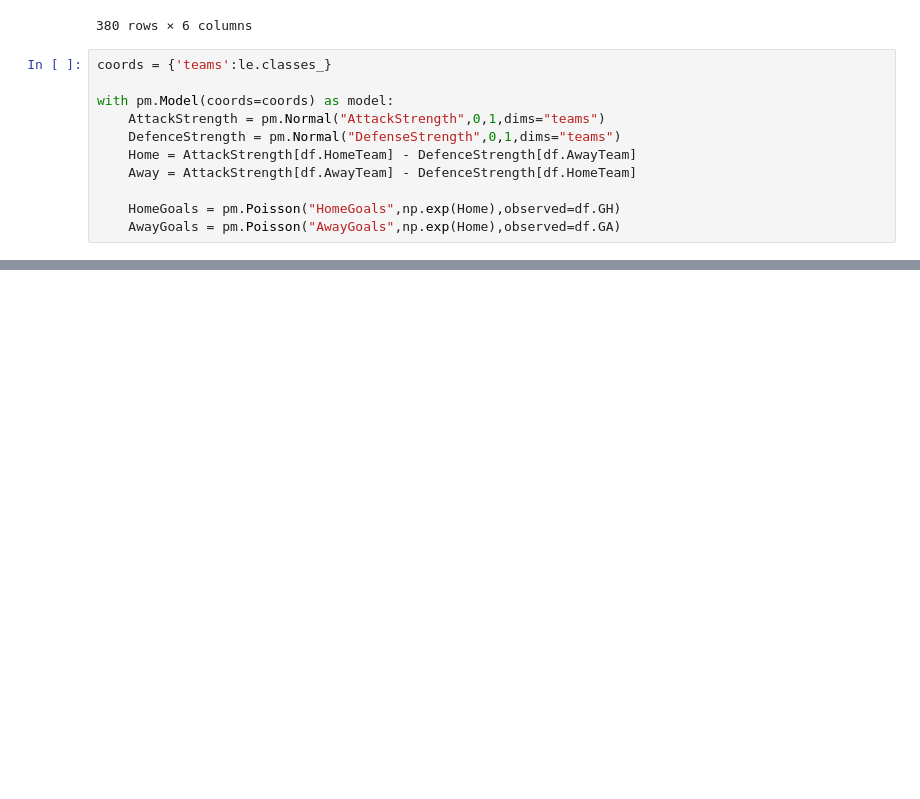
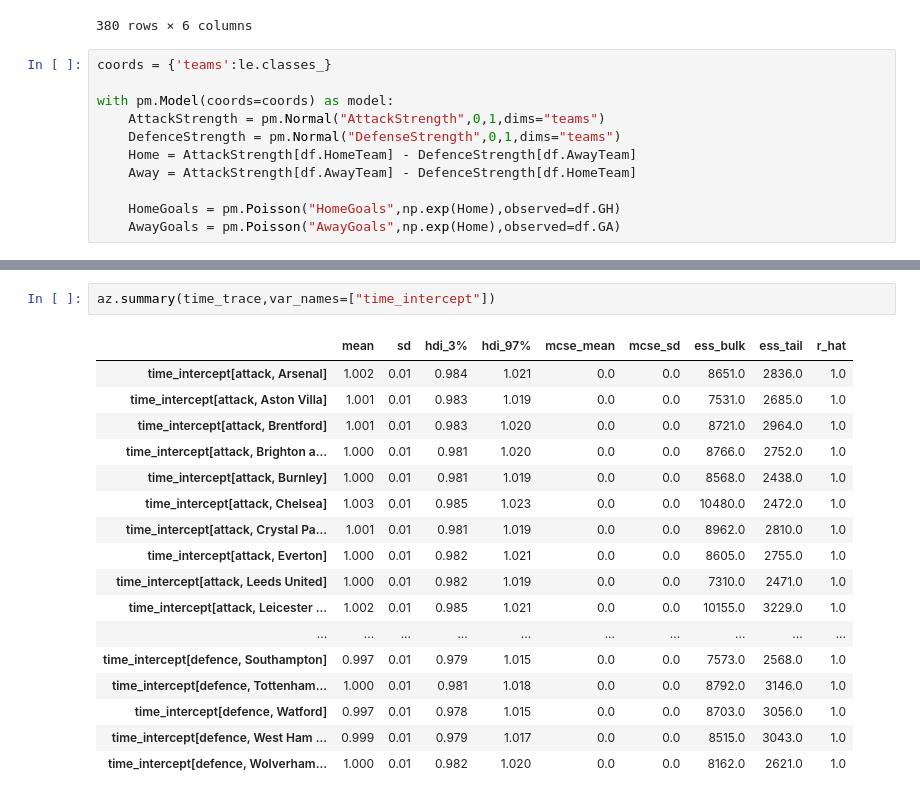
Before and after one commit to ThomasUdale/premier-league-pymc-demo, a Jupyter notebook: demo.ipynb, the cells around one changed output, grey strips where cells are left out. Drawn from its saved outputs; the diff is of its cells as text; blank space fills up the shorter version.

```diff
--- a/demo.ipynb
+++ b/demo.ipynb
@@ -92,0 +169,20 @@ array([[<AxesSubplot: title={'center': 'AttackStrength\nArsenal'}>,
+# %%
+az.summary(time_trace,var_names=["time_intercept"])
+# %% [output]
+|  | mean | sd | hdi_3% | hdi_97% | mcse_mean | mcse_sd | ess_bulk | ess_tail | r_hat |
+| time_intercept[attack, Arsenal] | 1.002 | 0.01 | 0.984 | 1.021 | 0.0 | 0.0 | 8651.0 | 2836.0 | 1.0 |
+| time_intercept[attack, Aston Villa] | 1.001 | 0.01 | 0.983 | 1.019 | 0.0 | 0.0 | 7531.0 | 2685.0 | 1.0 |
+| time_intercept[attack, Brentford] | 1.001 | 0.01 | 0.983 | 1.020 | 0.0 | 0.0 | 8721.0 | 2964.0 | 1.0 |
+| time_intercept[attack, Brighton a... | 1.000 | 0.01 | 0.981 | 1.020 | 0.0 | 0.0 | 8766.0 | 2752.0 | 1.0 |
+| time_intercept[attack, Burnley] | 1.000 | 0.01 | 0.981 | 1.019 | 0.0 | 0.0 | 8568.0 | 2438.0 | 1.0 |
+| time_intercept[attack, Chelsea] | 1.003 | 0.01 | 0.985 | 1.023 | 0.0 | 0.0 | 10480.0 | 2472.0 | 1.0 |
+| time_intercept[attack, Crystal Pa... | 1.001 | 0.01 | 0.981 | 1.019 | 0.0 | 0.0 | 8962.0 | 2810.0 | 1.0 |
+| time_intercept[attack, Everton] | 1.000 | 0.01 | 0.982 | 1.021 | 0.0 | 0.0 | 8605.0 | 2755.0 | 1.0 |
+| time_intercept[attack, Leeds United] | 1.000 | 0.01 | 0.982 | 1.019 | 0.0 | 0.0 | 7310.0 | 2471.0 | 1.0 |
+| time_intercept[attack, Leicester ... | 1.002 | 0.01 | 0.985 | 1.021 | 0.0 | 0.0 | 10155.0 | 3229.0 | 1.0 |
+| ... | ... | ... | ... | ... | ... | ... | ... | ... | ... |
+| time_intercept[defence, Southampton] | 0.997 | 0.01 | 0.979 | 1.015 | 0.0 | 0.0 | 7573.0 | 2568.0 | 1.0 |
+| time_intercept[defence, Tottenham... | 1.000 | 0.01 | 0.981 | 1.018 | 0.0 | 0.0 | 8792.0 | 3146.0 | 1.0 |
+| time_intercept[defence, Watford] | 0.997 | 0.01 | 0.978 | 1.015 | 0.0 | 0.0 | 8703.0 | 3056.0 | 1.0 |
+| time_intercept[defence, West Ham ... | 0.999 | 0.01 | 0.979 | 1.017 | 0.0 | 0.0 | 8515.0 | 3043.0 | 1.0 |
+| time_intercept[defence, Wolverham... | 1.000 | 0.01 | 0.982 | 1.020 | 0.0 | 0.0 | 8162.0 | 2621.0 | 1.0 |
```
Also changed, not shown: parts of 14 cells of this notebook, 2 other files.
